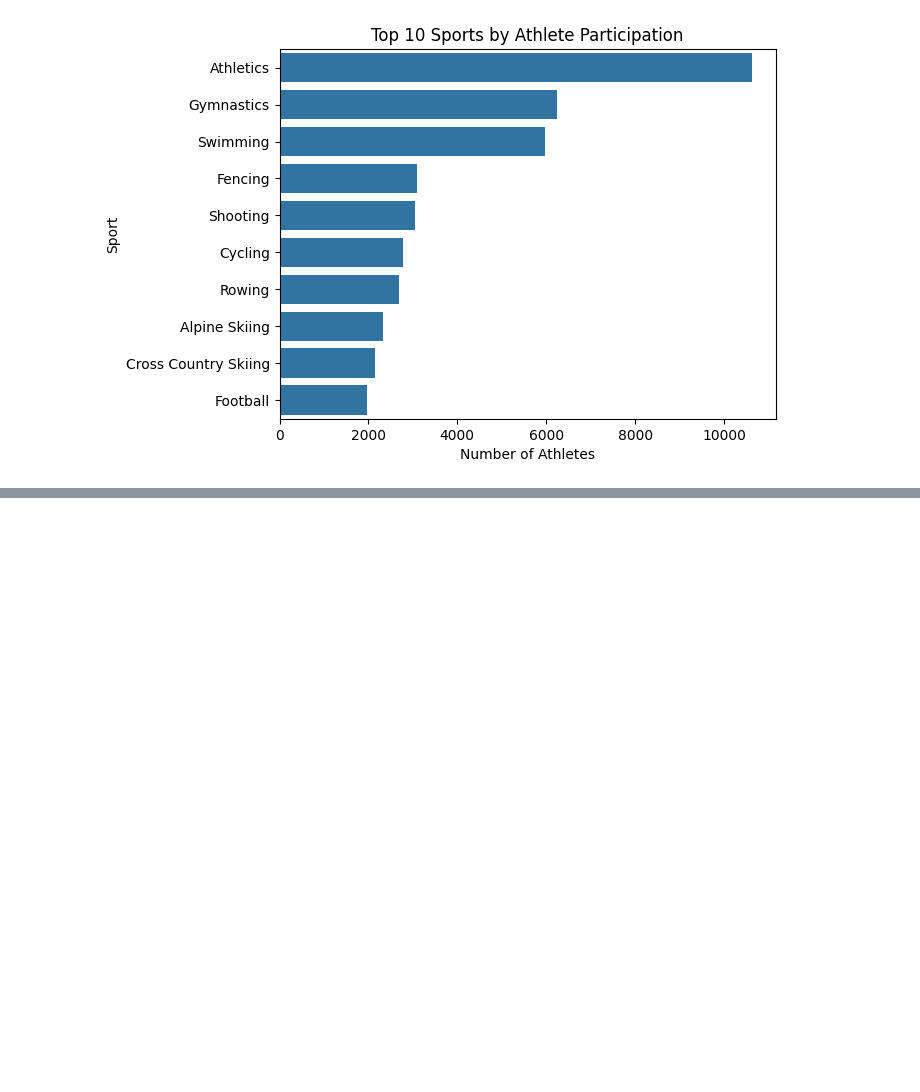
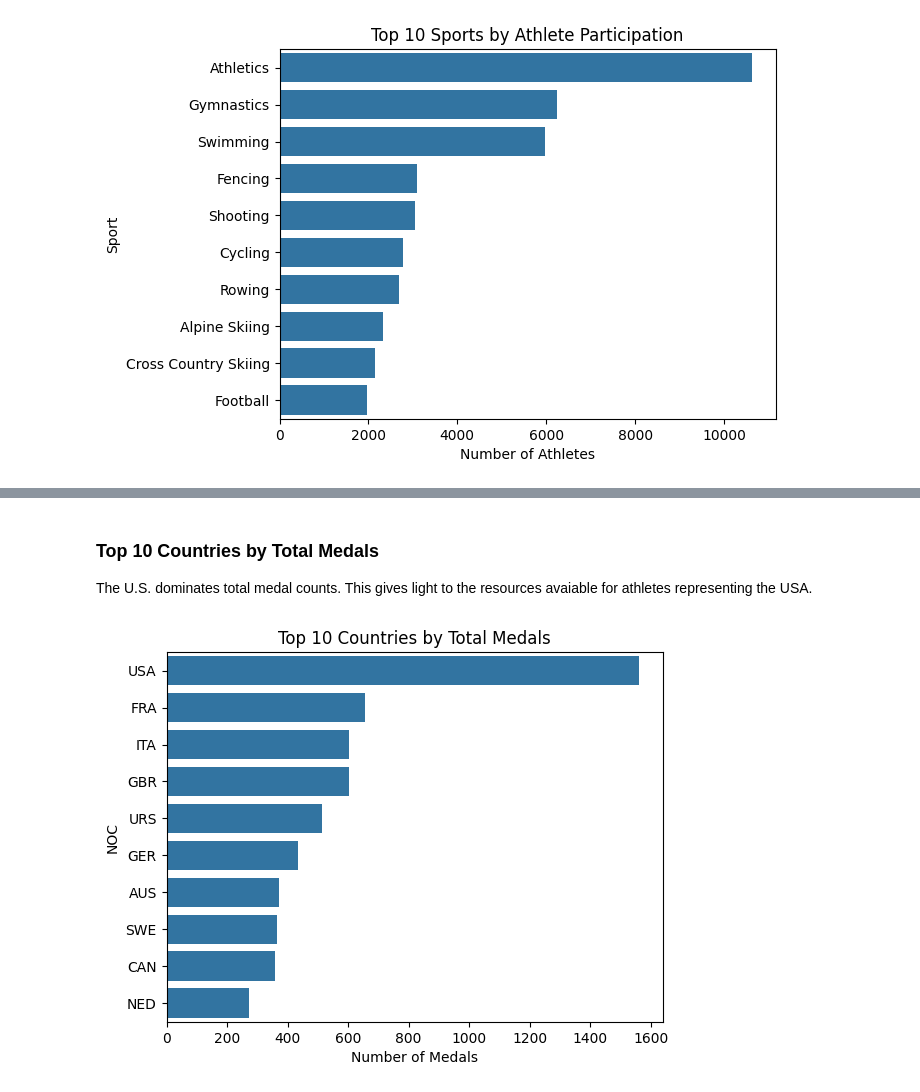
Before and after one commit to srigan-s/UWDSC-EDA-Interview, a Jupyter notebook: olympics.ipynb, the cells around one changed output, grey strips where cells are left out. Saved outputs shown, nothing was run; the diff lists cells and outputs as text; code cells hidden in the pictures; blank space fills up the shorter version.

```diff
--- a/olympics.ipynb
+++ b/olympics.ipynb
@@ -229,0 +264,12 @@ plt.show()
+# %% [markdown]
+### Top 10 Countries by Total Medals
+
+The U.S. dominates total medal counts. This gives light to the resources avaiable for athletes representing the USA.
+# %%
+medals_by_country = data[data["Medal"]!="No Medal"].groupby("NOC")["Medal"].count().sort_values(ascending=False).head(10)
+sns.barplot(x=medals_by_country.values, y=medals_by_country.index)
+plt.title("Top 10 Countries by Total Medals")
+plt.xlabel("Number of Medals")
+plt.show()
+# %% [output]
+[figure, added]
```
Also changed, not shown: parts of 24 cells of this notebook.
